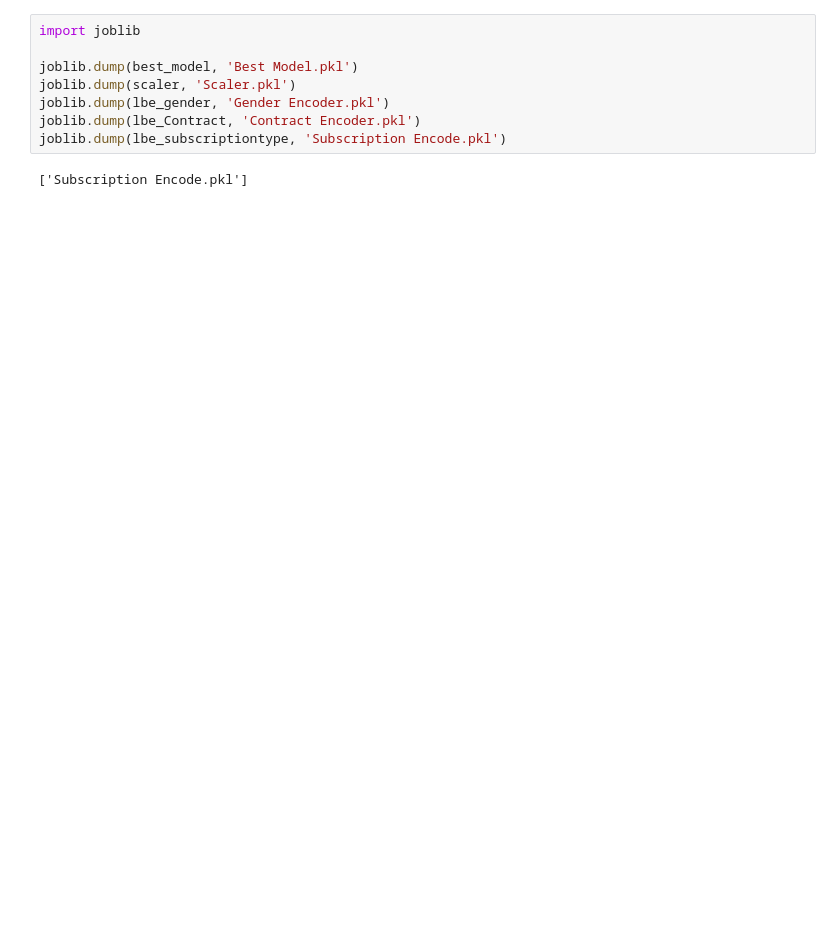
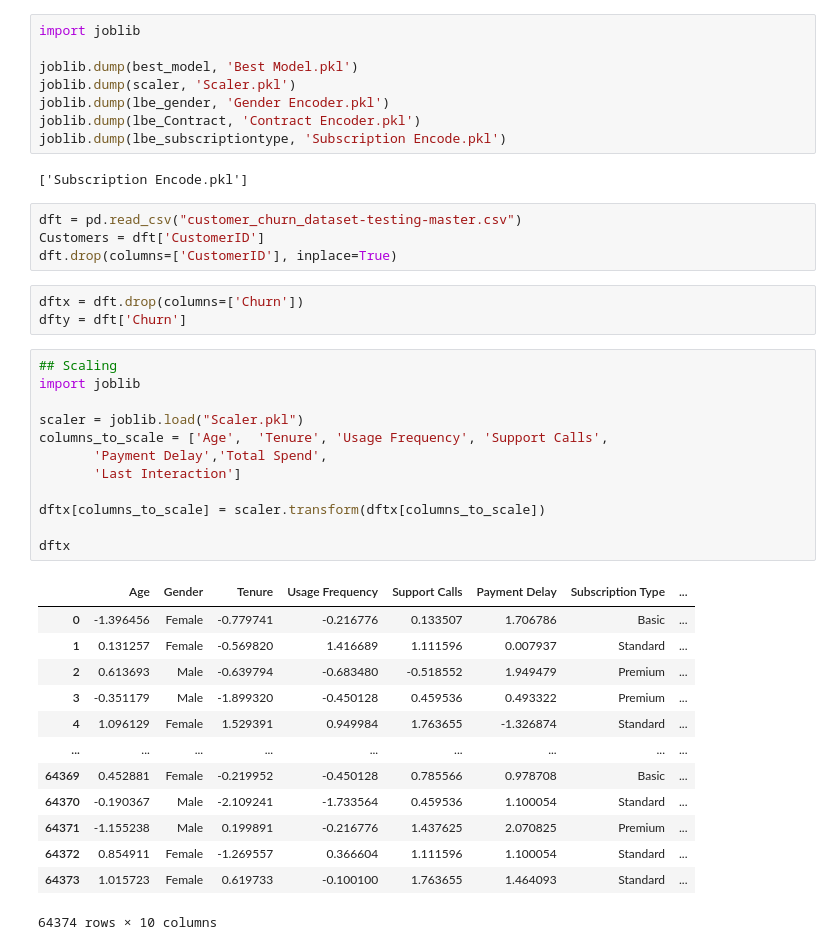
Before and after one commit to aliderakhshan381/Customer-Churn-Prediction, a Jupyter notebook: main.ipynb, the cells around one changed output. Saved outputs shown, nothing was run; the diff lists cells and outputs as text; blank space fills up the shorter version.

```diff
--- a/main.ipynb
+++ b/main.ipynb
@@ -553,3 +551,36 @@ joblib.dump(lbe_Contract, 'Contract Encoder.pkl')
 joblib.dump(lbe_subscriptiontype, 'Subscription Encode.pkl')
 # %% [output]
 ['Subscription Encode.pkl']
+# %%
+dft = pd.read_csv("customer_churn_dataset-testing-master.csv")
+Customers = dft['CustomerID']
+dft.drop(columns=['CustomerID'], inplace=True)
+# %%
+dftx = dft.drop(columns=['Churn'])
+dfty = dft['Churn']
+# %%
+## Scaling
+import joblib
+
+scaler = joblib.load("Scaler.pkl")
+columns_to_scale = ['Age',  'Tenure', 'Usage Frequency', 'Support Calls',
+       'Payment Delay','Total Spend',
+       'Last Interaction']
+
+dftx[columns_to_scale] = scaler.transform(dftx[columns_to_scale])
+
+dftx
+# %% [output]
+|  | Age | Gender | Tenure | Usage Frequency | Support Calls | Payment Delay | Subscription Type | ... |
+| 0 | -1.396456 | Female | -0.779741 | -0.216776 | 0.133507 | 1.706786 | Basic | ... |
+| 1 | 0.131257 | Female | -0.569820 | 1.416689 | 1.111596 | 0.007937 | Standard | ... |
+| 2 | 0.613693 | Male | -0.639794 | -0.683480 | -0.518552 | 1.949479 | Premium | ... |
+| 3 | -0.351179 | Male | -1.899320 | -0.450128 | 0.459536 | 0.493322 | Premium | ... |
+| 4 | 1.096129 | Female | 1.529391 | 0.949984 | 1.763655 | -1.326874 | Standard | ... |
+| ... | ... | ... | ... | ... | ... | ... | ... | ... |
+| 64369 | 0.452881 | Female | -0.219952 | -0.450128 | 0.785566 | 0.978708 | Basic | ... |
+| 64370 | -0.190367 | Male | -2.109241 | -1.733564 | 0.459536 | 1.100054 | Standard | ... |
+| 64371 | -1.155238 | Male | 0.199891 | -0.216776 | 1.437625 | 2.070825 | Premium | ... |
+| 64372 | 0.854911 | Female | -1.269557 | 0.366604 | 1.111596 | 1.100054 | Standard | ... |
+| 64373 | 1.015723 | Female | 0.619733 | -0.100100 | 1.763655 | 1.464093 | Standard | ... |
+64374 rows × 10 columns
```
Also changed, not shown: parts of 8 cells of this notebook.
